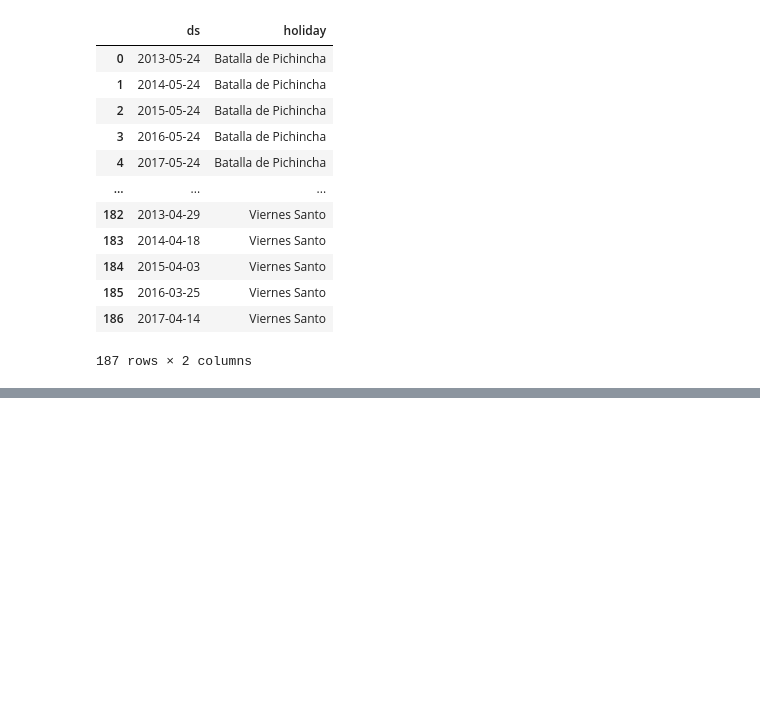
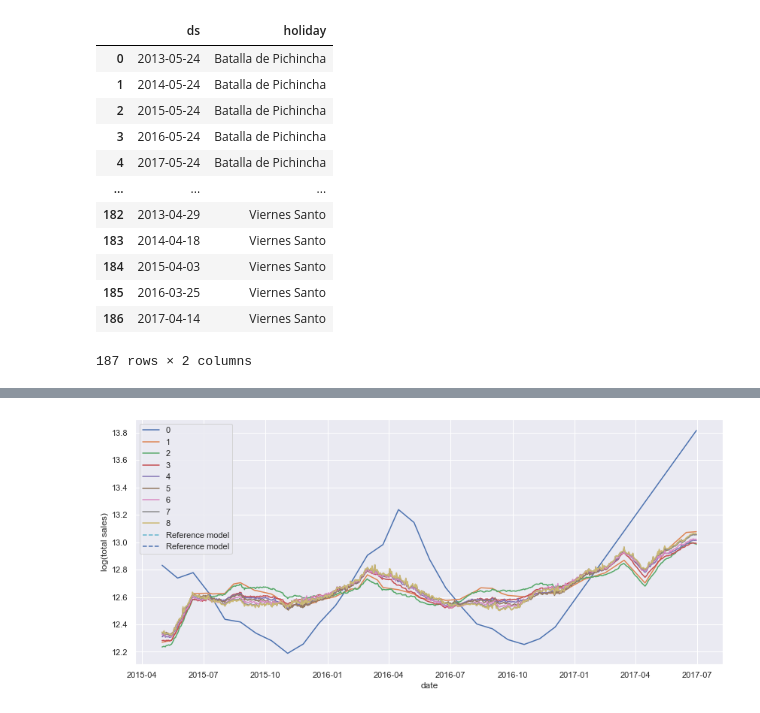
Before and after one commit to Elias-YJ/bsc-thesis, a Jupyter notebook: Projections_flexible.ipynb, the cells around one changed output, grey strips where cells are left out. Drawn from its saved outputs; the diff is of its cells as text; code cells hidden in the pictures; blank space fills up the shorter version.

```diff
--- a/Projections_flexible.ipynb
+++ b/Projections_flexible.ipynb
@@ -171,3 +170,7 @@ plot_submodel_trends(m, submodels, future)
+# %%
+prophet_projpred.plot_submodel_component(m, submodels, future, 'trend_extra')
+# %% [output]
+[figure, added]
 # %%
 prophet_projpred.plot_submodel_statistics(submodels)
 # %% [output]
```
Also changed, not shown: parts of 6 cells of this notebook, 6 other files.
